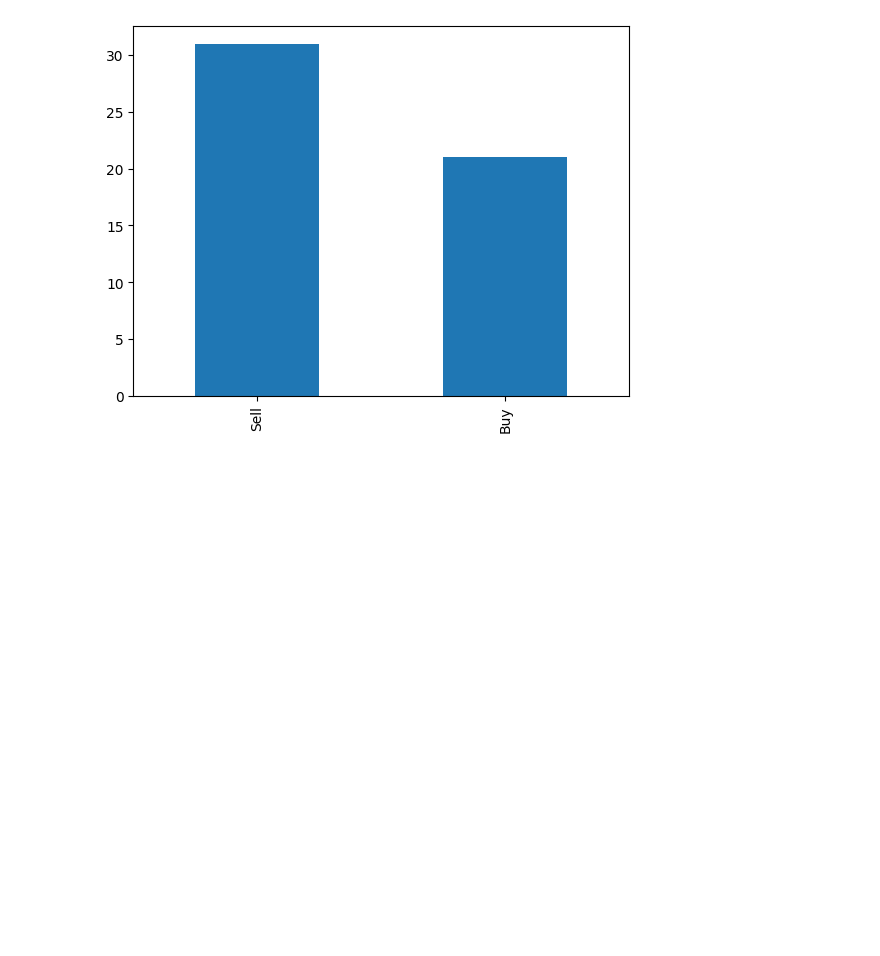
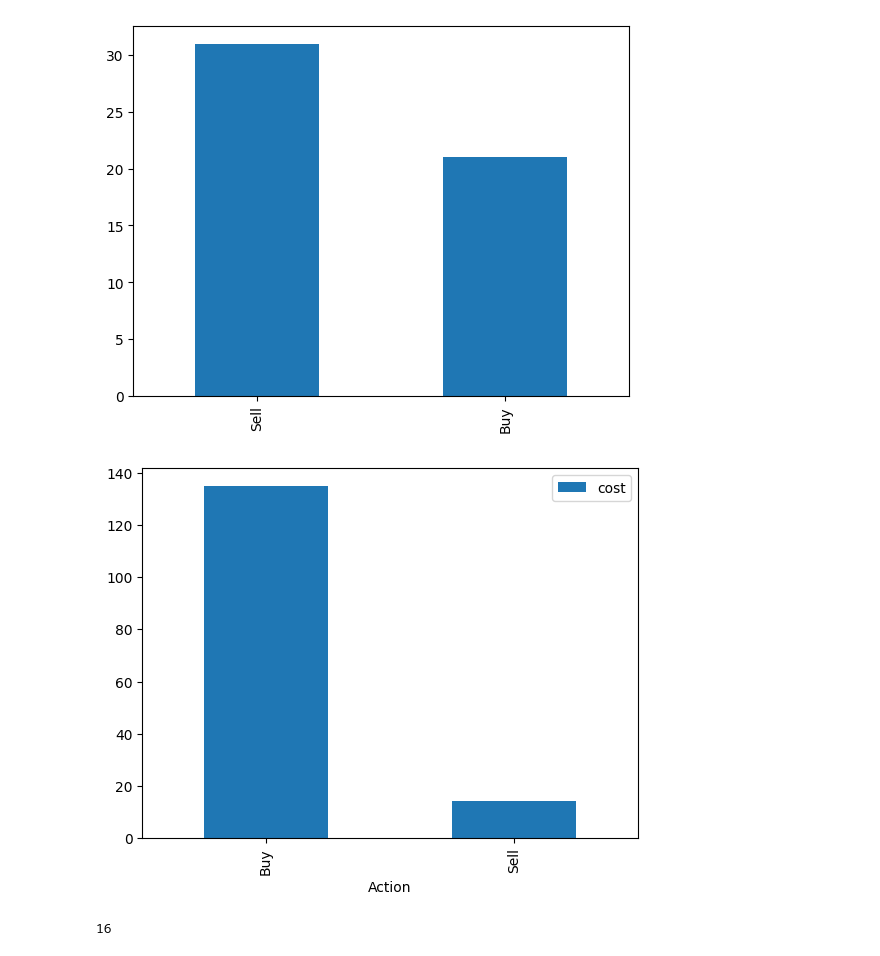
Before and after one commit to ToluPaul/forex, a Jupyter notebook: forex_pred.ipynb, the cells around one changed output. Saved outputs shown, nothing was run; the diff lists cells and outputs as text; code cells hidden in the pictures; blank space fills up the shorter version.

```diff
--- a/forex_pred.ipynb
+++ b/forex_pred.ipynb
@@ -176,3 +176,12 @@ vix['Action'].value_counts().plot(kind = 'bar')
 plt.show()
 # %% [output]
 [figure]
+# %%
+vix[['Action', 'cost' ]].groupby(['Action']).agg('sum').plot(kind = 'bar')
+plt.show()
+# %% [output]
+[figure, added]
+# %%
+vix['Date'].nunique()
+# %% [output]
+16
```
